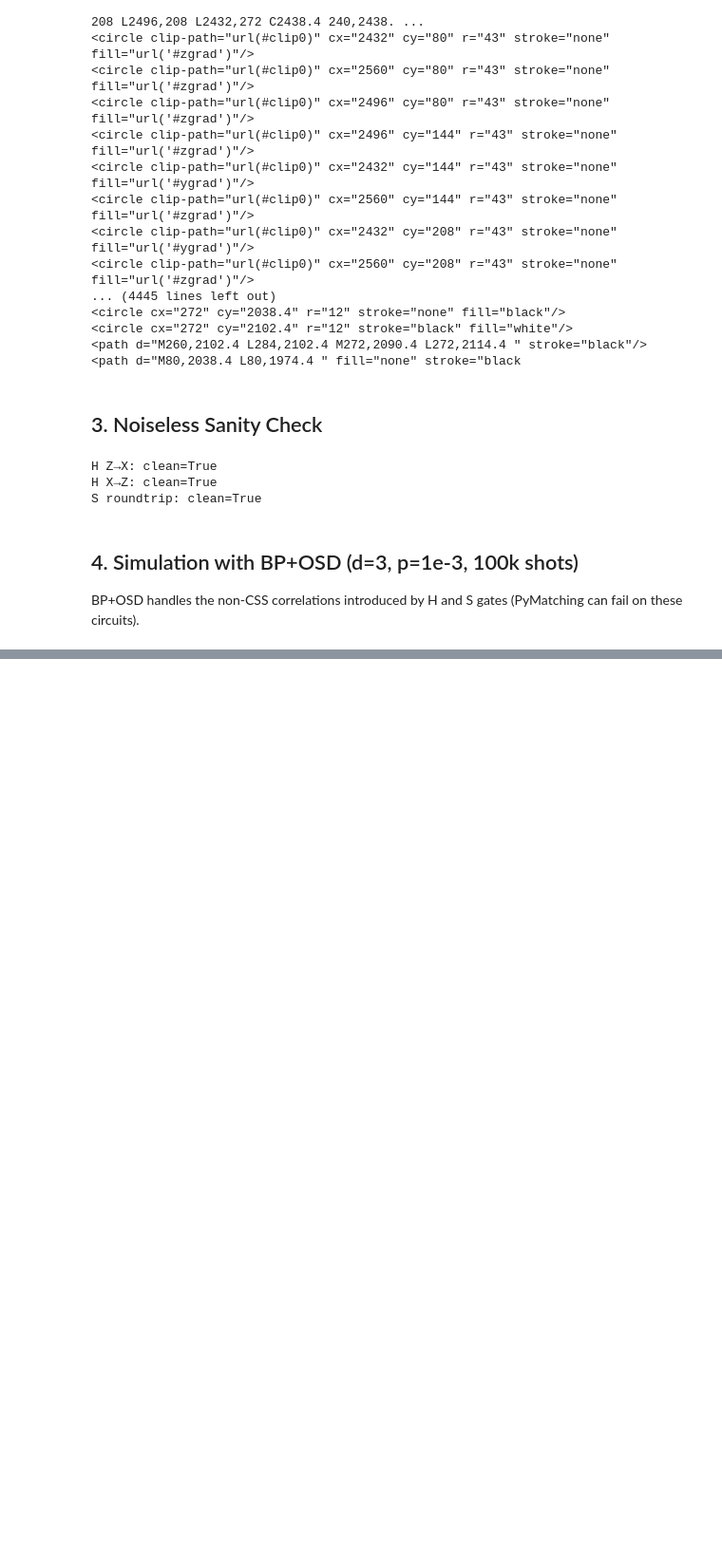
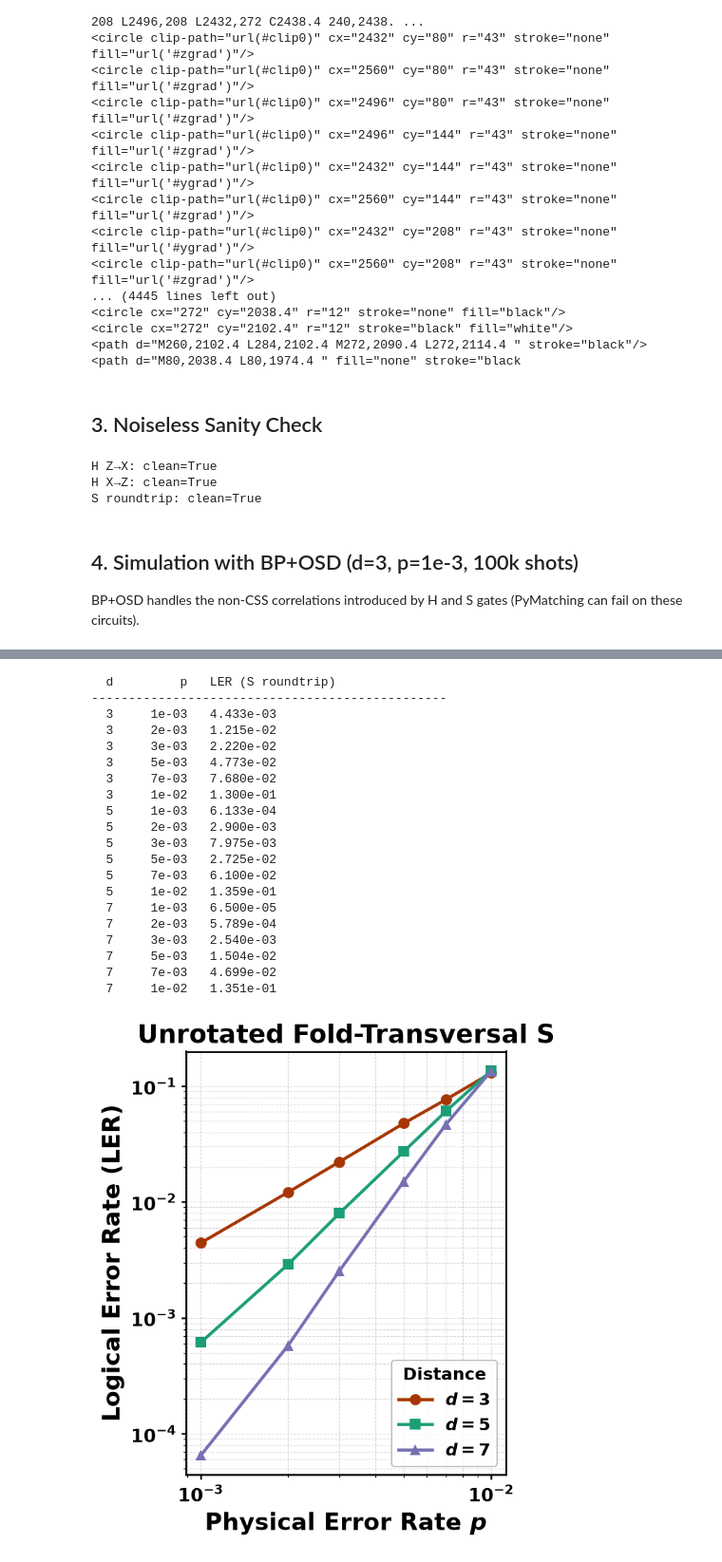
Before and after one commit to QuTone/LightStim, a Jupyter notebook: notebooks/LogicalOps/logical_H_S_unrotated.ipynb, the cells around one changed output, grey strips where cells are left out. Shown at 95% size. Drawn from its saved outputs; the diff is of its cells as text; code cells hidden in the pictures; blank space fills up the shorter version.

```diff
--- a/notebooks/LogicalOps/logical_H_S.ipynb
+++ b/notebooks/LogicalOps/logical_H_S_unrotated.ipynb
@@ -146,0 +250,65 @@ S roundtrip: LER=1.52e-03  (91 errors / 60,000 shots)
+# %%
+# ── LER vs Physical Error Rate — Phase (S) ────────────────────────────────────
+from lightstim.protocols.fold_transversal import build_s_roundtrip_circuit
+
+def ler_S(dd, noise):
+    with contextlib.redirect_stdout(io.StringIO()):
+        c = build_s_roundtrip_circuit(dd, rounds=rounds, noise_params=noise)
+    return sweep_pipeline.run(c).logical_error_rate
+
+ler_curves_S = {dd: [] for dd in DISTANCES}
+print(f"{'d':>3} {'p':>9}   LER (S roundtrip)")
+print("-" * 48)
+for dd in DISTANCES:
+    for pp in P_SWEEP:
+        noise = NoiseConfig(p_idle=pp, p_1q=pp, p_2q=pp, p_meas=pp, p_reset=pp)
+        v = ler_S(dd, noise)
+        ler_curves_S[dd].append(v)
+        print(f"{dd:>3} {pp:>9.0e}   {v:.3e}")
+
+apply_paper_style()
+fig, ax = plt.subplots(figsize=(4.5, 5.5))
+proxies = []
+for dd in DISTANCES:
+    color  = PALETTE_DISTANCE.get(dd, "gray")
+    marker = MARKERS.get(dd, "o")
+    _y = np.array(ler_curves_S[dd], dtype=float)
+    _y[_y <= 0] = np.nan  # drop zero-error points (e.g. d=7 low-p) from the log plot
+    ax.loglog(P_SWEEP, _y, marker=marker, color=color,
+              linestyle="-", markeredgecolor="none")
+    proxies.append(mlines.Line2D([], [], color=color, ls="-", marker=marker,
+                                 markersize=8, markeredgecolor="none", label=f"$d = {dd}$"))
+
+ax.set_xlabel("Physical Error Rate $p$")
+ax.set_ylabel("Logical Error Rate (LER)")
+ax.set_title("Unrotated Fold-Transversal S")
+ax.grid(True, which="both", ls="--", linewidth=0.5, alpha=0.5)
+bold_ticks(ax)
+leg = ax.legend(handles=proxies, title="Distance", loc="lower right",
+                frameon=True, framealpha=0.85)
+leg.get_title().set_fontweight("bold")
+fig.tight_layout()
+fig.savefig("logical_S_unrotated_LER_vs_p.png", dpi=150, bbox_inches="tight")
+plt.show()
+# %% [output]
+  d         p   LER (S roundtrip)
+------------------------------------------------
+  3     1e-03   4.433e-03
+  3     2e-03   1.215e-02
+  3     3e-03   2.220e-02
+  3     5e-03   4.773e-02
+  3     7e-03   7.680e-02
+  3     1e-02   1.300e-01
+  5     1e-03   6.133e-04
+  5     2e-03   2.900e-03
+  5     3e-03   7.975e-03
+  5     5e-03   2.725e-02
+  5     7e-03   6.100e-02
+  5     1e-02   1.359e-01
+  7     1e-03   6.500e-05
+  7     2e-03   5.789e-04
+  7     3e-03   2.540e-03
+  7     5e-03   1.504e-02
+  7     7e-03   4.699e-02
+  7     1e-02   1.351e-01
+[figure, added]
```
Also changed, not shown: parts of 4 cells of this notebook, 19 other files.
